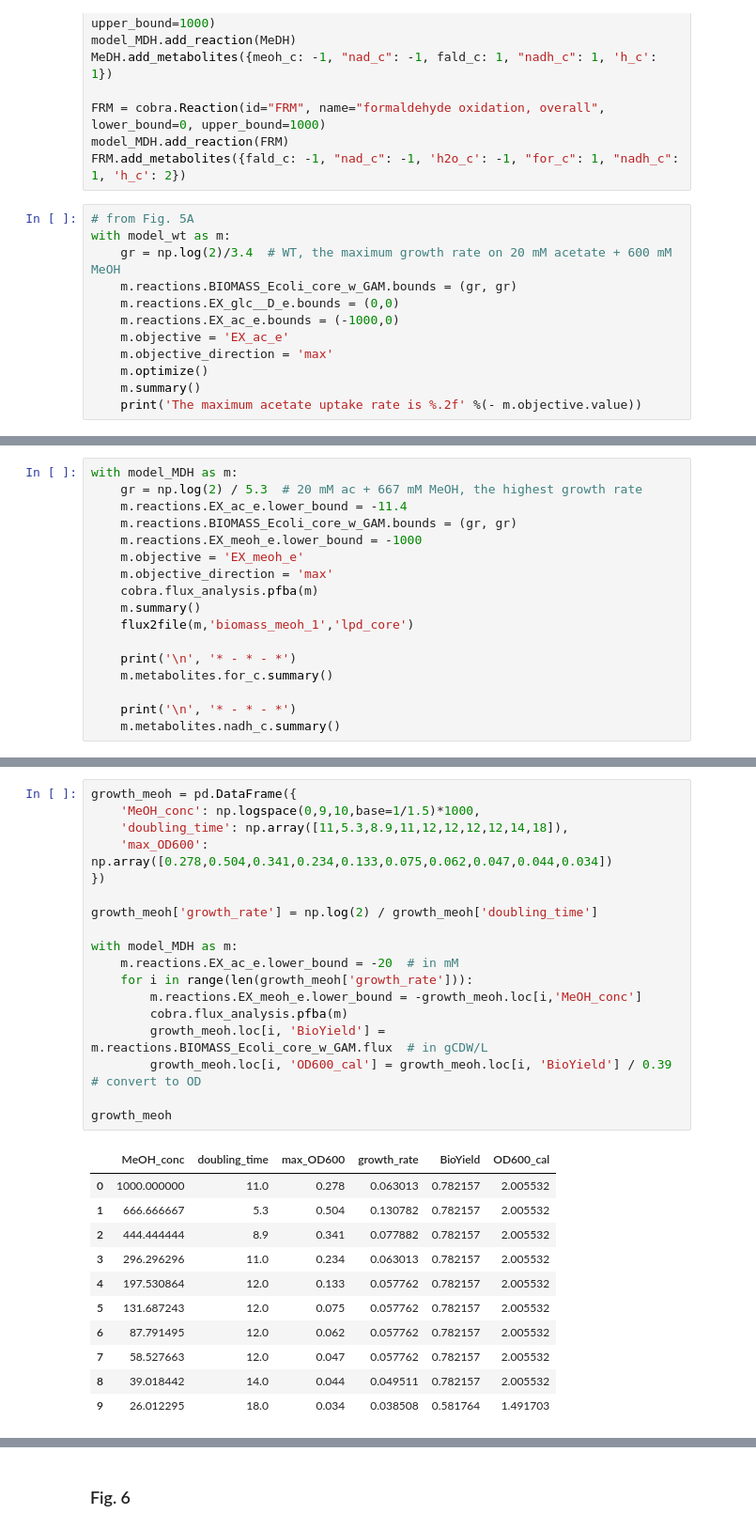
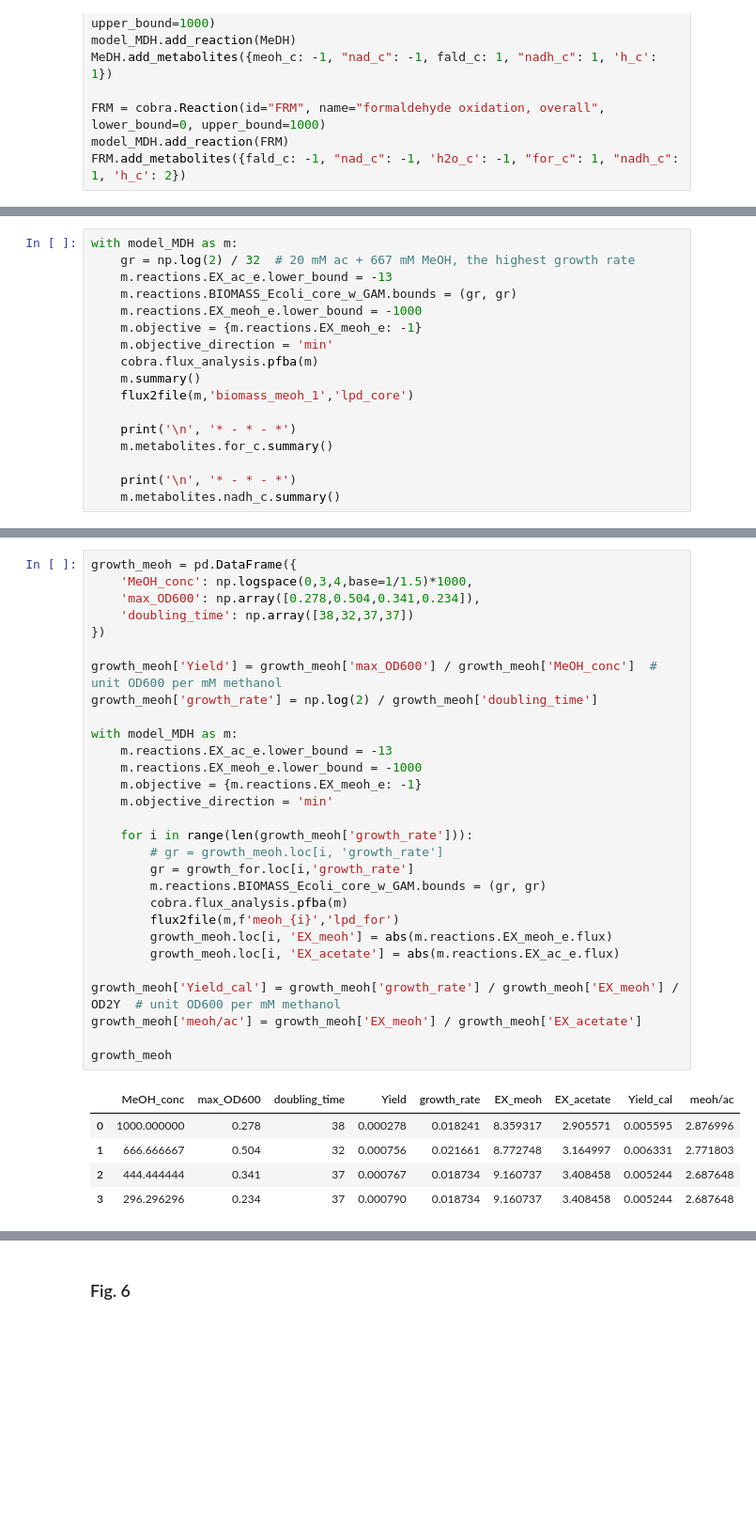
Before and after one commit to he-hai/PubSuppl, a Jupyter notebook: 2020_LPD/LPD_FBA.ipynb, the cells around one changed output, grey strips where cells are left out. Shown at 94% size. Cells and saved outputs as stored; diff of their text form; blank space fills up the shorter version.

```diff
--- a/2020_LPD/LPD_FBA.ipynb
+++ b/2020_LPD/LPD_FBA.ipynb
@@ -465,15 +421,3 @@ MeDH.add_metabolites({meoh_c: -1, "nad_c": -1, fald_c: 1, "nadh_c": 1, 'h_c': 1}
 FRM = cobra.Reaction(id="FRM", name="formaldehyde oxidation, overall", lower_bound=0, upper_bound=1000)
 model_MDH.add_reaction(FRM)
 FRM.add_metabolites({fald_c: -1, "nad_c": -1, 'h2o_c': -1, "for_c": 1, "nadh_c": 1, 'h_c': 2})
-# %%
-# from Fig. 5A
-with model_wt as m:
-    gr = np.log(2)/3.4  # WT, the maximum growth rate on 20 mM acetate + 600 mM MeOH
-    m.reactions.BIOMASS_Ecoli_core_w_GAM.bounds = (gr, gr)
-    m.reactions.EX_glc__D_e.bounds = (0,0)
-    m.reactions.EX_ac_e.bounds = (-1000,0)
-    m.objective = 'EX_ac_e'
-    m.objective_direction = 'max'
-    m.optimize()
-    m.summary()
-    print('The maximum acetate uptake rate is %.2f' %(- m.objective.value))
@@ -489,11 +424,11 @@ The maximum acetate uptake rate is 11.41
 # %%
 with model_MDH as m:
-    gr = np.log(2) / 5.3  # 20 mM ac + 667 mM MeOH, the highest growth rate
-    m.reactions.EX_ac_e.lower_bound = -11.4
+    gr = np.log(2) / 32  # 20 mM ac + 667 mM MeOH, the highest growth rate
+    m.reactions.EX_ac_e.lower_bound = -13
     m.reactions.BIOMASS_Ecoli_core_w_GAM.bounds = (gr, gr)
     m.reactions.EX_meoh_e.lower_bound = -1000
-    m.objective = 'EX_meoh_e'
-    m.objective_direction = 'max'
+    m.objective = {m.reactions.EX_meoh_e: -1}
+    m.objective_direction = 'min'
     cobra.flux_analysis.pfba(m)
     m.summary()
     flux2file(m,'biomass_meoh_1','lpd_core')
@@ -529,30 +507,35 @@ Assuming the acetate uptake rate to be the maximum as WT on acetate + MeOH, _11.
 # %%
 growth_meoh = pd.DataFrame({
-    'MeOH_conc': np.logspace(0,9,10,base=1/1.5)*1000,
-    'doubling_time': np.array([11,5.3,8.9,11,12,12,12,12,14,18]),
-    'max_OD600': np.array([0.278,0.504,0.341,0.234,0.133,0.075,0.062,0.047,0.044,0.034])
+    'MeOH_conc': np.logspace(0,3,4,base=1/1.5)*1000,
+    'max_OD600': np.array([0.278,0.504,0.341,0.234]),
+    'doubling_time': np.array([38,32,37,37])
 })
 
+growth_meoh['Yield'] = growth_meoh['max_OD600'] / growth_meoh['MeOH_conc']  # unit OD600 per mM methanol
 growth_meoh['growth_rate'] = np.log(2) / growth_meoh['doubling_time']
 
 with model_MDH as m:
-    m.reactions.EX_ac_e.lower_bound = -20  # in mM
+    m.reactions.EX_ac_e.lower_bound = -13
+    m.reactions.EX_meoh_e.lower_bound = -1000
+    m.objective = {m.reactions.EX_meoh_e: -1}
+    m.objective_direction = 'min'
+
     for i in range(len(growth_meoh['growth_rate'])):
-        m.reactions.EX_meoh_e.lower_bound = -growth_meoh.loc[i,'MeOH_conc']
+        # gr = growth_meoh.loc[i, 'growth_rate']
+        gr = growth_for.loc[i,'growth_rate']
+        m.reactions.BIOMASS_Ecoli_core_w_GAM.bounds = (gr, gr)
         cobra.flux_analysis.pfba(m)
-        growth_meoh.loc[i, 'BioYield'] = m.reactions.BIOMASS_Ecoli_core_w_GAM.flux  # in gCDW/L
-        growth_meoh.loc[i, 'OD600_cal'] = growth_meoh.loc[i, 'BioYield'] / 0.39 # convert to OD
+        flux2file(m,f'meoh_{i}','lpd_for')
+        growth_meoh.loc[i, 'EX_meoh'] = abs(m.reactions.EX_meoh_e.flux)
+        growth_meoh.loc[i, 'EX_acetate'] = abs(m.reactions.EX_ac_e.flux)
+
+growth_meoh['Yield_cal'] = growth_meoh['growth_rate'] / growth_meoh['EX_meoh'] / OD2Y  # unit OD600 per mM methanol
+growth_meoh['meoh/ac'] = growth_meoh['EX_meoh'] / growth_meoh['EX_acetate']
 
 growth_meoh
 # %% [output]
-|  | MeOH_conc | doubling_time | max_OD600 | growth_rate | BioYield | OD600_cal |
-| 0 | 1000.000000 | 11.0 | 0.278 | 0.063013 | 0.782157 | 2.005532 |
-| 1 | 666.666667 | 5.3 | 0.504 | 0.130782 | 0.782157 | 2.005532 |
-| 2 | 444.444444 | 8.9 | 0.341 | 0.077882 | 0.782157 | 2.005532 |
-| 3 | 296.296296 | 11.0 | 0.234 | 0.063013 | 0.782157 | 2.005532 |
-| 4 | 197.530864 | 12.0 | 0.133 | 0.057762 | 0.782157 | 2.005532 |
-| 5 | 131.687243 | 12.0 | 0.075 | 0.057762 | 0.782157 | 2.005532 |
-| 6 | 87.791495 | 12.0 | 0.062 | 0.057762 | 0.782157 | 2.005532 |
-| 7 | 58.527663 | 12.0 | 0.047 | 0.057762 | 0.782157 | 2.005532 |
-| 8 | 39.018442 | 14.0 | 0.044 | 0.049511 | 0.782157 | 2.005532 |
-| 9 | 26.012295 | 18.0 | 0.034 | 0.038508 | 0.581764 | 1.491703 |
+|  | MeOH_conc | max_OD600 | doubling_time | Yield | growth_rate | EX_meoh | EX_acetate | Yield_cal | meoh/ac |
+| 0 | 1000.000000 | 0.278 | 38 | 0.000278 | 0.018241 | 8.359317 | 2.905571 | 0.005595 | 2.876996 |
+| 1 | 666.666667 | 0.504 | 32 | 0.000756 | 0.021661 | 8.772748 | 3.164997 | 0.006331 | 2.771803 |
+| 2 | 444.444444 | 0.341 | 37 | 0.000767 | 0.018734 | 9.160737 | 3.408458 | 0.005244 | 2.687648 |
+| 3 | 296.296296 | 0.234 | 37 | 0.000790 | 0.018734 | 9.160737 | 3.408458 | 0.005244 | 2.687648 |
```
Also changed, not shown: parts of 40 cells of this notebook.
